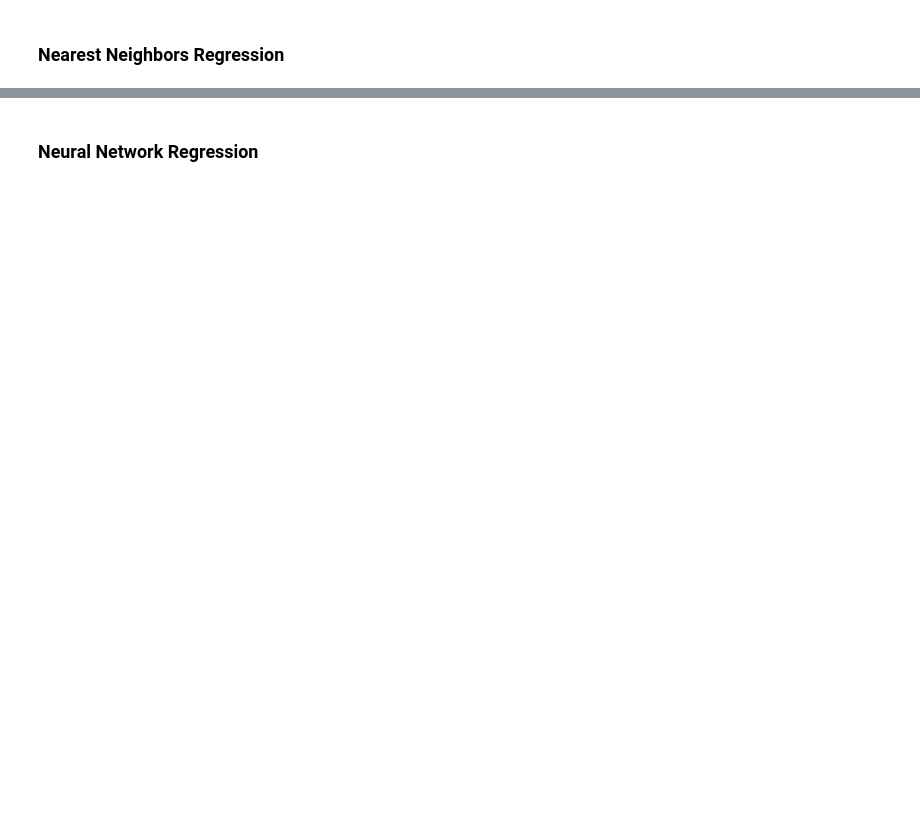
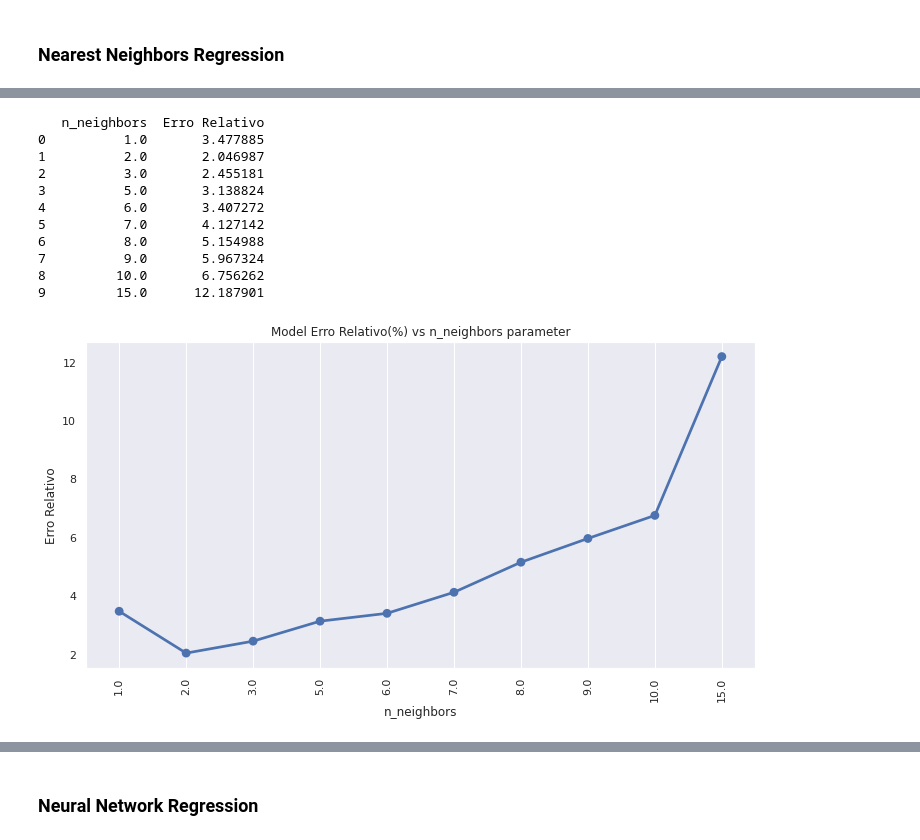
Before and after one commit to filipasenra/FEUP-IART-TP2, a Jupyter notebook: Temática 4A Aprendizagem Supervisionada_Regressão COVID-19.ipynb, the cells around one changed output, grey strips where cells are left out. Saved outputs shown, nothing was run; the diff lists cells and outputs as text; code cells hidden in the pictures; blank space fills up the shorter version.

```diff
--- a/Temática 4A Aprendizagem Supervisionada_Regressão COVID-19.ipynb
+++ b/Temática 4A Aprendizagem Supervisionada_Regressão COVID-19.ipynb
@@ -576,0 +596,15 @@ for variable in variables:
+# %%
+perfomeTestAndShow('n_neighbors',[1 , 2 , 3 , 5 , 6, 7, 8, 9, 10 , 15])
+# %% [output]
+   n_neighbors  Erro Relativo
+0          1.0       3.477885
+1          2.0       2.046987
+2          3.0       2.455181
+3          5.0       3.138824
+4          6.0       3.407272
+5          7.0       4.127142
+6          8.0       5.154988
+7          9.0       5.967324
+8         10.0       6.756262
+9         15.0      12.187901
+[figure, added]
```
Also changed, not shown: parts of 26 cells of this notebook.
